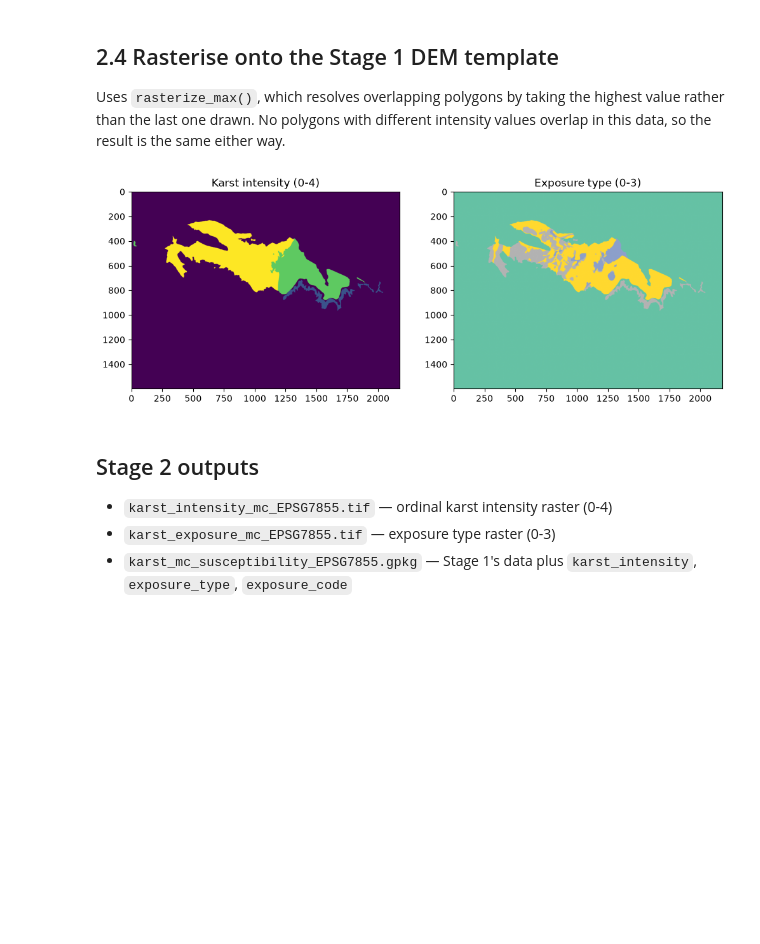
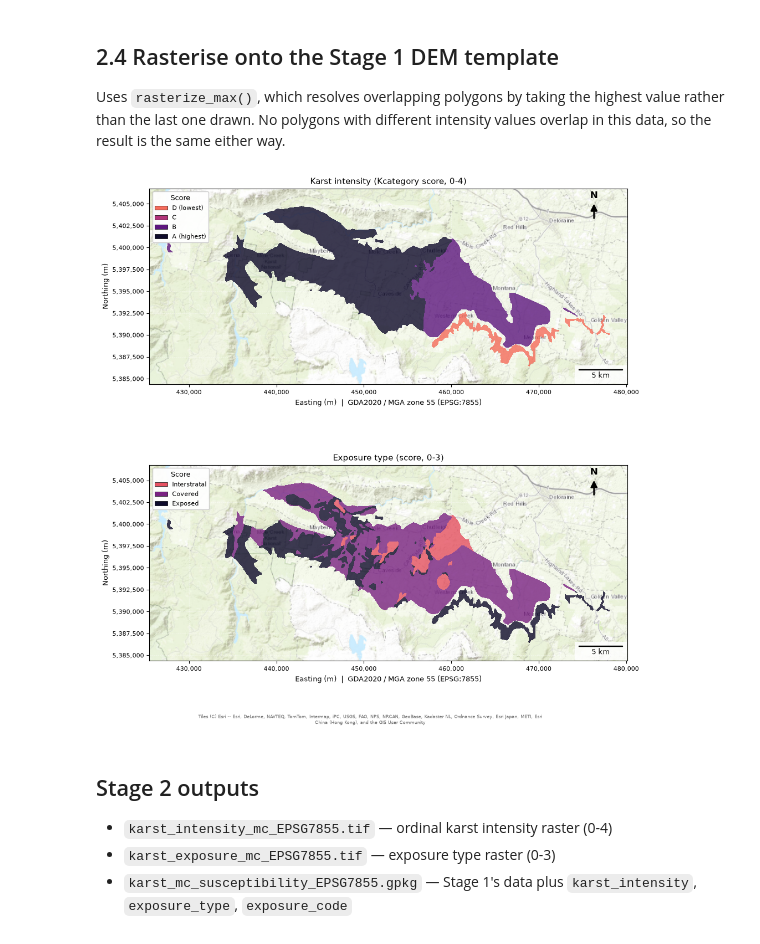
Before and after one commit to University-of-Tasmania-GPSS/AT3_Group3_2026, a Jupyter notebook: notebooks/02_karst_susceptibility.ipynb, the cells around one changed output. Drawn from its saved outputs; the diff is of its cells as text; code cells hidden in the pictures; blank space fills up the shorter version.

```diff
--- a/notebooks/02_karst_susceptibility.ipynb
+++ b/notebooks/02_karst_susceptibility.ipynb
@@ -49,9 +50,17 @@ print(karst_mc["karst_intensity"].value_counts().sort_index())
 print("\nExposure type distribution:")
 print(karst_mc["exposure_type"].value_counts())
 
-fig, ax = plt.subplots(figsize=(6, 6))
-karst_mc.plot(ax=ax, column="exposure_type", legend=True, categorical=True, cmap="Set2")
-plt.title("Mole Creek karst exposure type")
+EXPOSURE_LABELS = ["Non-karst", "Interstratal", "Covered", "Exposed"]
+karst_only = karst_mc[karst_mc["karst_intensity"] > 0]
+fig, ax = plt.subplots(figsize=(10, 5.6))
+add_basemap(ax, karst_only.total_bounds, zoom=11)
+karst_mc.plot(ax=ax, color=score_colours(4)[karst_mc["exposure_code"].astype(int)], edgecolor="black",
+              linewidth=0.4, zorder=2)
+scores_legend(ax, EXPOSURE_LABELS, title="Exposure type")
+ax.set_title("Mole Creek karst exposure type", fontsize=11)
+finish_map(ax)
+add_attribution(ax)
+plt.tight_layout(rect=(0, 0.04, 1, 1))
 plt.show()
 # %% [output]
 Karst intensity distribution:
@@ -102,31 +111,40 @@ Uses `rasterize_max()`, which resolves overlapping polygons by taking the highes
 # %%
 with rasterio.open(str(outpath / "dem_mc_EPSG7855.tif")) as dem_src:
     template_transform = dem_src.transform
     template_shape = (dem_src.height, dem_src.width)
     template_crs = dem_src.crs
 
 intensity_raster = rasterize_max(karst_mc, "karst_intensity", template_shape, template_transform)
 exposure_raster = rasterize_max(karst_mc, "exposure_code", template_shape, template_transform)
 
 profile = {
     "driver": "GTiff", "height": template_shape[0], "width": template_shape[1],
     "count": 1, "dtype": "uint8", "crs": template_crs, "transform": template_transform, "nodata": 255,
 }
 with rasterio.open(outpath / "karst_intensity_mc_EPSG7855.tif", "w", **profile) as dst:
     dst.write(intensity_raster, 1)
 with rasterio.open(outpath / "karst_exposure_mc_EPSG7855.tif", "w", **profile) as dst:
     dst.write(exposure_raster, 1)
 
 karst_mc.to_file(outpath / "karst_mc_susceptibility_EPSG7855.gpkg", driver="GPKG")
 
-fig, axes = plt.subplots(1, 2, figsize=(12, 5))
-axes[0].imshow(intensity_raster, cmap="viridis")
-axes[0].set_title("Karst intensity (0-4)")
-axes[1].imshow(exposure_raster, cmap="Set2")
-axes[1].set_title("Exposure type (0-3)")
+INTENSITY_LABELS = ["Non-karst", "D (lowest)", "C", "B", "A (highest)"]
+bounds = data_bounds(intensity_raster > 0, template_transform)
+fig, axes = plt.subplots(2, 1, figsize=(10, 10.5))
+for ax, raster, labels, title in [
+    (axes[0], intensity_raster, INTENSITY_LABELS, "Karst intensity (Kcategory score, 0-4)"),
+    (axes[1], exposure_raster, EXPOSURE_LABELS, "Exposure type (score, 0-3)"),
+]:
+    add_basemap(ax, bounds, zoom=11)
+    plot_scores(ax, raster, template_transform, len(labels))
+    scores_legend(ax, labels)
+    ax.set_title(title, fontsize=11)
+    finish_map(ax)
+add_attribution(axes[-1])
+plt.tight_layout(rect=(0, 0.03, 1, 1))
 plt.show()
 # %% [output]
-[figure, old version]
+[figure, new version]
 # %% [markdown]
 ## Stage 2 outputs
 
```
Also changed, not shown: parts of 2 cells of this notebook, 22 other files.
